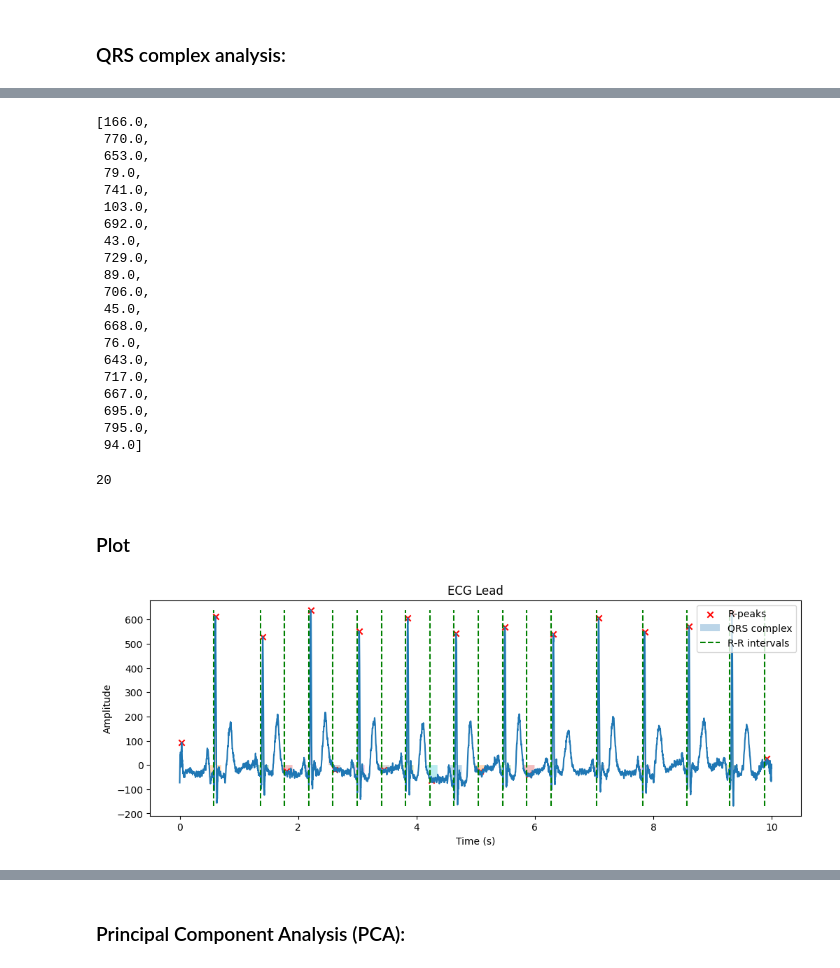
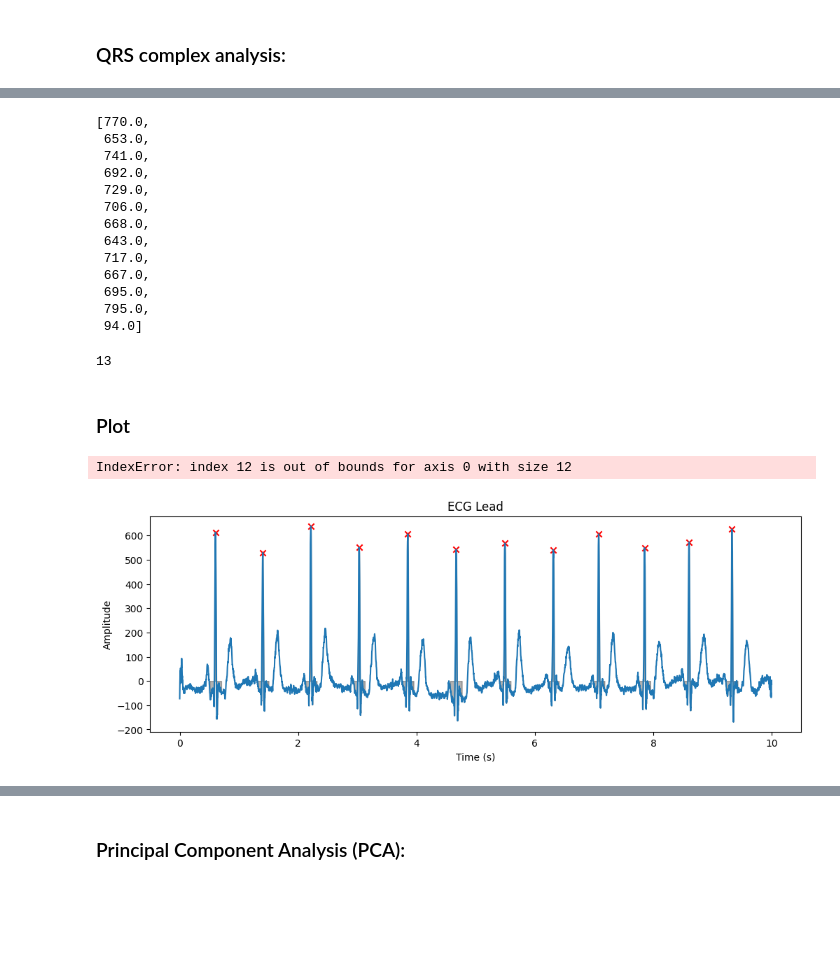
Before and after one commit to cepdnaclk/e18-4yp-GPU-Acceleration-for-Deep-Learning-based-Comprehensive-ECG-analysis, a Jupyter notebook: code/others/ECG_feature_extraction.ipynb, the cells around one changed output, grey strips where cells are left out. Drawn from its saved outputs; the diff is of its cells as text; code cells hidden in the pictures; blank space fills up the shorter version.

Commit message:
R peak, QRS complex and R-R interval plot

```diff
--- a/code/others/ECG_feature_extraction.ipynb
+++ b/code/others/ECG_feature_extraction.ipynb
@@ -76,7 +76,7 @@ from scipy.signal import find_peaks
 
 def extract_rr_intervals(ecg_lead):
     # Find R-peak locations
-    peaks, _ = find_peaks(ecg_lead, distance=200)  # Adjust the distance parameter as needed
+    peaks, _ = find_peaks(ecg_lead, distance=350)  # Adjust the distance parameter as needed
 
     # Calculate R-R intervals
     rr_intervals = np.diff(peaks) / sampling_rate  # Assuming sampling_rate is known
@@ -105,15 +104,15 @@ from scipy.signal import find_peaks
 
 def extract_qrs_features(ecg_lead):
     # Find R-peak locations
-    peaks, _ = find_peaks(ecg_lead, distance=200)  # Adjust the distance parameter as needed
+    peaks, _ = find_peaks(ecg_lead, distance=300)  # Adjust the distance parameter as needed
 
     # Extract QRS complex features
     qrs_durations = []
     qrs_amplitudes = []
     for peak_idx in peaks:
         # Define a window around the R-peak
-        window_start = max(0, peak_idx - 50)  # Adjust window size as needed
-        window_end = min(len(ecg_lead), peak_idx + 50)
+        window_start = max(0, peak_idx - 15)  # Adjust window size as needed
+        window_end = min(len(ecg_lead), peak_idx + 15)
         qrs_segment = ecg_lead[window_start:window_end]
 
         # Calculate QRS duration
@@ -156,20 +136,13 @@ qrs_durations
 # %%
 qrs_amplitudes
 # %% [output]
-[166.0,
- 770.0,
+[770.0,
  653.0,
- 79.0,
  741.0,
- 103.0,
  692.0,
- 43.0,
  729.0,
- 89.0,
  706.0,
- 45.0,
  668.0,
- 76.0,
  643.0,
  717.0,
  667.0,
@@ -179,7 +152,7 @@ qrs_amplitudes
 # %%
 len(qrs_amplitudes)
 # %% [output]
-20
+13
 # %% [markdown]
 ### Plot
 # %%
@@ -198,39 +171,40 @@ def plot_ecg_lead(ecg_lead, sampling_rate, rr_intervals=None, qrs_durations=None
     ax.set_title('ECG Lead')
 
     # Find R-peak locations
-    peaks, _ = find_peaks(ecg_lead, distance=200)
+    peaks, _ = find_peaks(ecg_lead, distance=350)
 
     # Plot R-peaks
     peak_times = peaks / sampling_rate
     ax.scatter(peak_times, ecg_lead[peaks], color='r', marker='x', label='R-peaks')
 
     # Plot QRS complexes
     if qrs_durations and qrs_amplitudes:
         for peak_idx, (duration, amplitude) in enumerate(zip(qrs_durations, qrs_amplitudes)):
             peak_time = peak_times[peak_idx]
             qrs_start = peak_time - duration / 2
             qrs_end = peak_time + duration / 2
             qrs_segment = ecg_lead[int(qrs_start * sampling_rate):int(qrs_end * sampling_rate)]
-            ax.fill_between(time[int(qrs_start * sampling_rate):int(qrs_end * sampling_rate)], qrs_segment, alpha=0.3, label='QRS complex' if peak_idx == 0 else None)
+            ax.fill_between(time[int(qrs_start * sampling_rate):int(qrs_end * sampling_rate)], qrs_segment, alpha=0.3,color='black', label='QRS complex' if peak_idx == 0 else None)
 
     # Plot R-R intervals
     if rr_intervals is not None:
         rr_times = np.cumsum(rr_intervals)
         ax.vlines(rr_times, ymin=np.min(ecg_lead), ymax=np.max(ecg_lead), colors='g', linestyles='--', label='R-R intervals')
 
-    ax.legend()
+    # ax.legend()
     plt.show()
 
 # Example usage
 lead_index = 0  # Choose the lead index (0-7)
 ecg_lead = ecg_data[:, lead_index]
 sampling_rate = 500  # Assuming a sampling rate of 500 Hz
 
 # Extract features
 rr_intervals = extract_rr_intervals(ecg_lead)
 qrs_durations, qrs_amplitudes = extract_qrs_features(ecg_lead)
 
 # Plot the ECG lead with R-peaks, QRS complexes, and R-R intervals
 plot_ecg_lead(ecg_lead, sampling_rate, rr_intervals, qrs_durations, qrs_amplitudes)
 # %% [output]
+IndexError: index 12 is out of bounds for axis 0 with size 12
-[figure, old version]
+[figure, new version]
```
Also changed, not shown: parts of 10 cells of this notebook.
